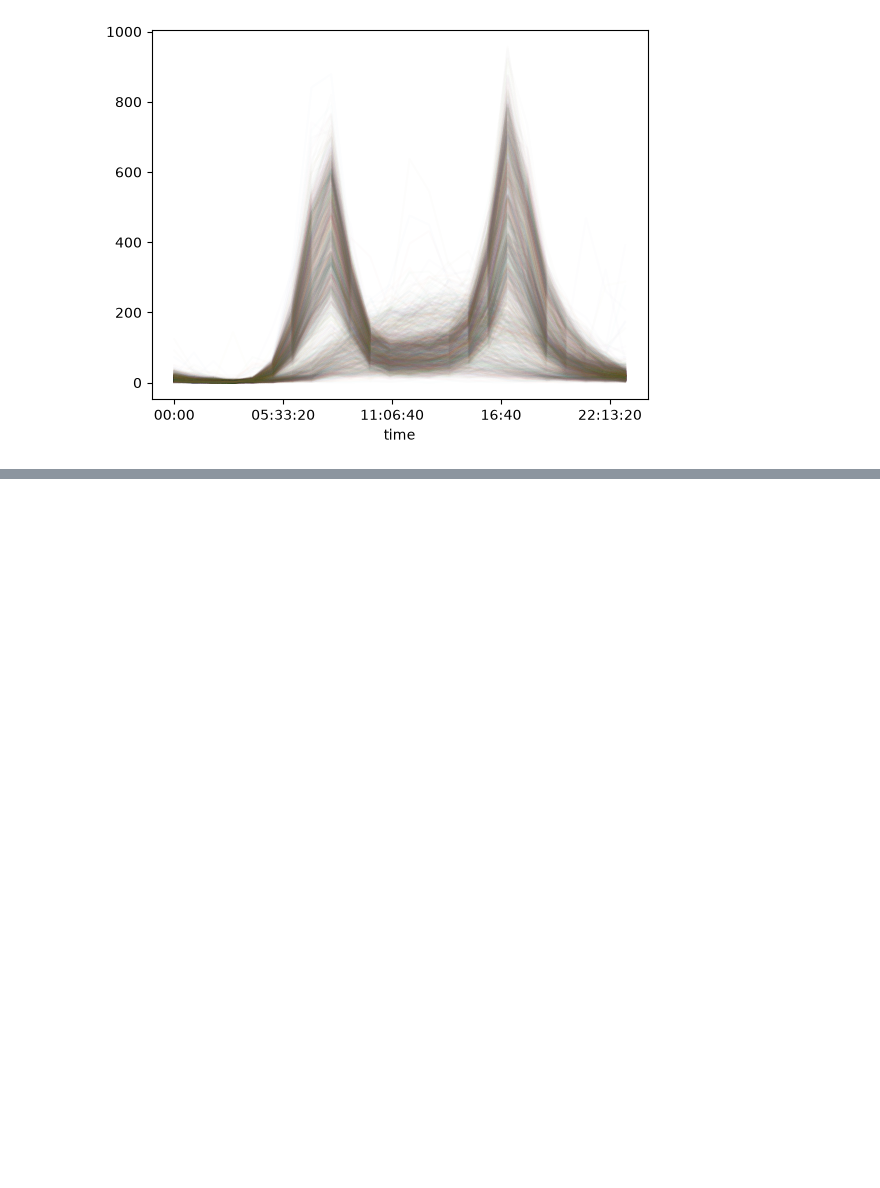
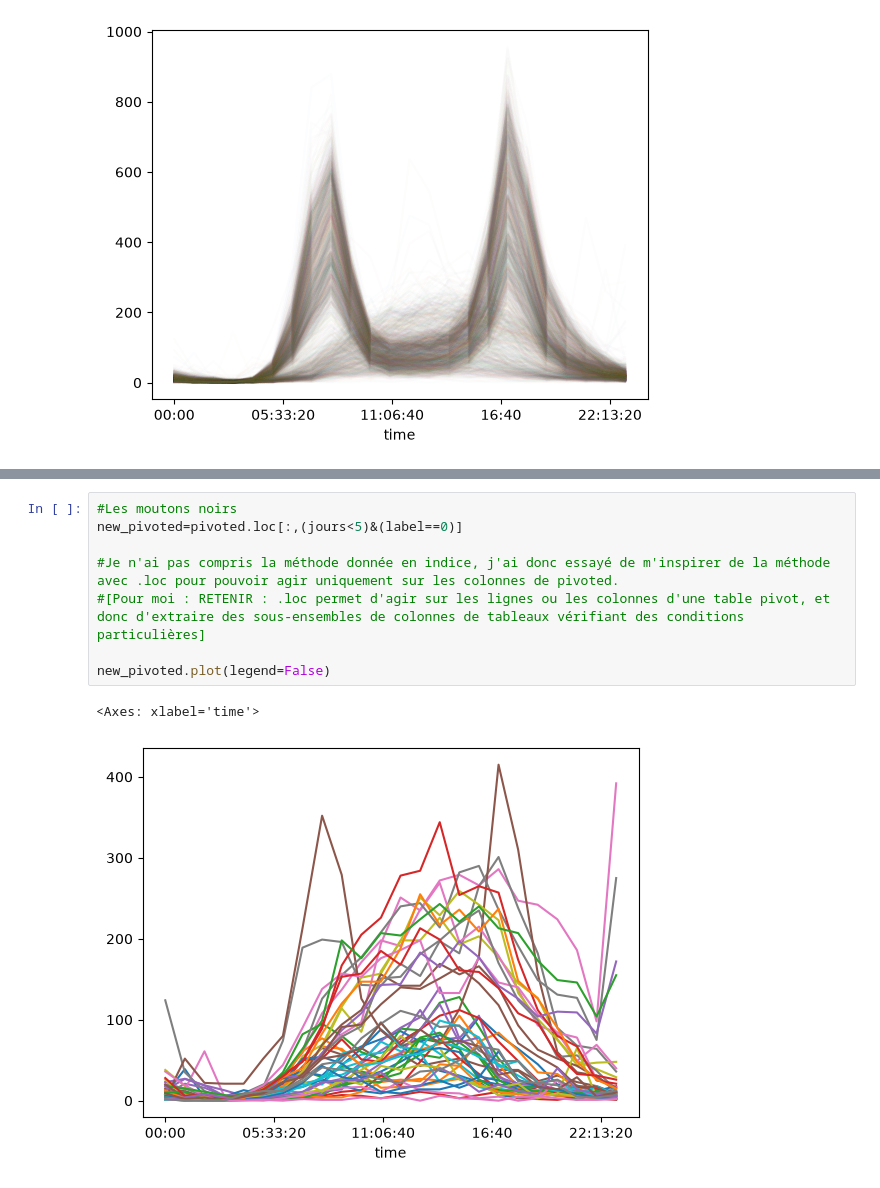
Before and after one commit to elouanhusson/TP_pont_fremont, a Jupyter notebook: tp_pont_fremont.ipynb, the cells around one changed output, grey strips where cells are left out. Cells and saved outputs as stored; diff of their text form; blank space fills up the shorter version.

```diff
--- a/tp_pont_fremont.ipynb
+++ b/tp_pont_fremont.ipynb
@@ -199,0 +211,11 @@ pivoted_1.plot(legend=False)
+# %%
+#Les moutons noirs
+new_pivoted=pivoted.loc[:,(jours<5)&(label==0)]
+
+#Je n'ai pas compris la méthode donnée en indice, j'ai donc essayé de m'inspirer de la méthode avec .loc pour pouvoir agir uniquement sur les colonnes de pivoted.
+#[Pour moi : RETENIR : .loc permet d'agir sur les lignes ou les colonnes d'une table pivot, et donc d'extraire des sous-ensembles de colonnes de tableaux vérifiant des conditions particulières]
+
+new_pivoted.plot(legend=False)
+# %% [output]
+<Axes: xlabel='time'>
+[figure, added]
```
Also changed, not shown: parts of 4 cells of this notebook.
